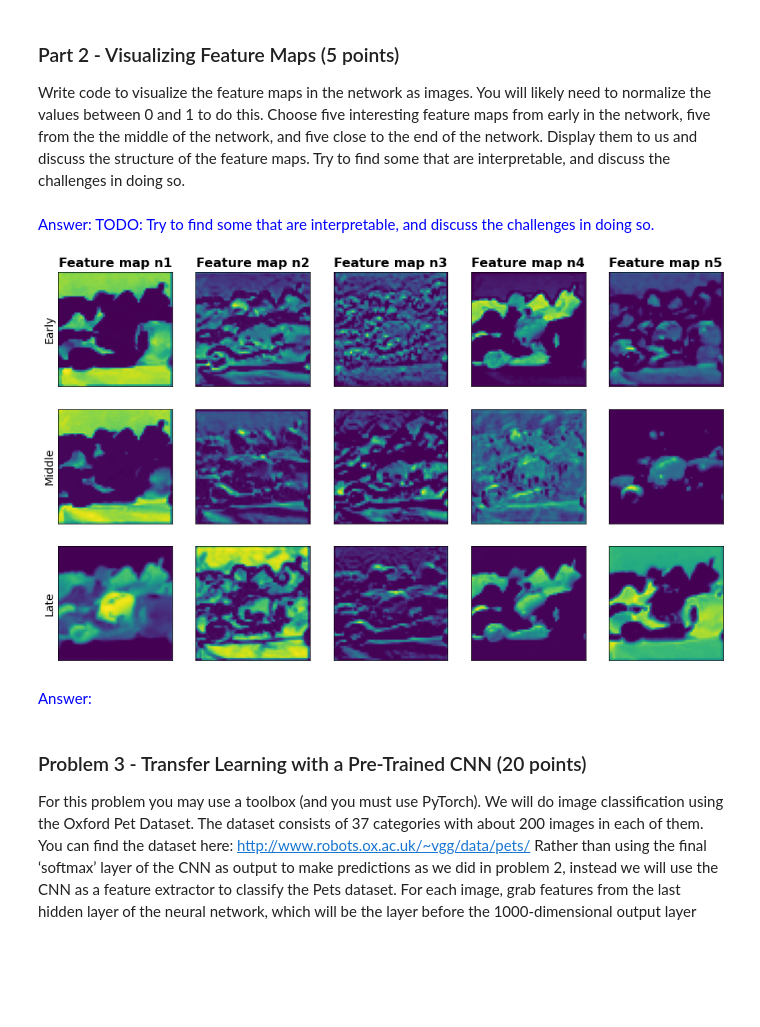
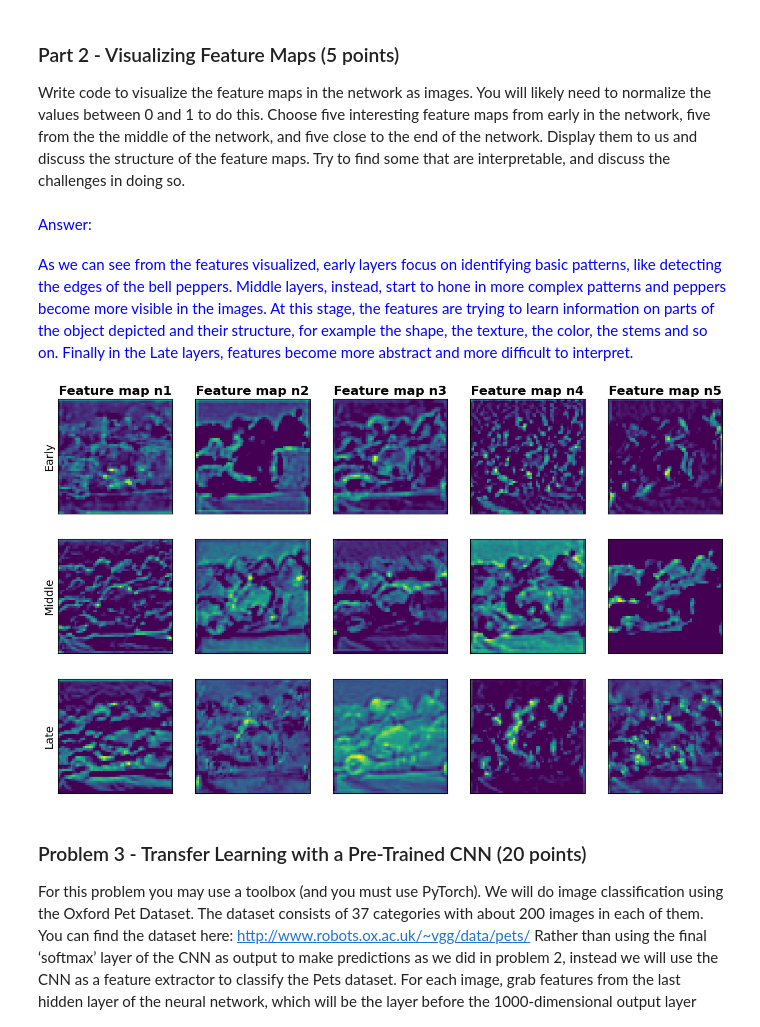
Before and after one commit to Fabio752/DeepLearning-CS5787, a Jupyter notebook: HW3/hw3.ipynb, the cells around one changed output. Drawn from its saved outputs; the diff is of its cells as text; code cells hidden in the pictures; blank space fills up the shorter version.

```diff
--- a/HW3/hw3.ipynb
+++ b/HW3/hw3.ipynb
@@ -94,0 +95,32 @@ for i in range(top3_probabilities.size(0)):
+# %%
+model = models.resnet18(weights = models.ResNet18_Weights.IMAGENET1K_V1)
+
+model.eval()
+
+img = Image.open("peppers.jpg")
+
+resize, crop, mu, std = (256, 224, [0.485, 0.456, 0.406], [0.229, 0.224, 0.225])
+
+transform = transforms.Compose([
+  transforms.Resize(resize),
+  transforms.CenterCrop(crop),
+  transforms.ToTensor(),
+  transforms.Normalize(
+    mean= mu,
+    std = std
+  )
+])
+
+img = transform(img).unsqueeze(0)
+
+with torch.no_grad():
+  out = model(img)
+
+probs, indexes = torch.topk(torch.softmax(out, dim = 1), k = 3)
+
+with open("imagenet_classes.txt", "r") as f:
+  categories = [s.strip() for s in f.readlines()]
+
+print(f"{em_s} Top three categories: {em_e}")
+for i, idx in enumerate(indexes.squeeze()):
+  print(f"{em_s} {categories[idx]}: {em_e} {round(float(probs.squeeze()[i]) * 100, 4)}%")
@@ -100,47 +137,53 @@ Choose five interesting feature maps from early in the network, five from the th
 the network, and five close to the end of the network. Display them to us and discuss
 the structure of the feature maps. Try to find some that are interpretable, and discuss the
 challenges in doing so.
+# %% [markdown]
+<font color='blue'>
+Answer:
 # %% [markdown]
 <font color='blue'>
-Answer:
-TODO: Try to find some that are interpretable, and discuss the challenges in doing so.
+As we can see from the features visualized, early layers focus on identifying basic patterns, like detecting the edges of the bell peppers.
+
+<font color='blue'>
+Middle layers, instead, start to hone in more complex patterns and peppers become more visible in the images. At this stage, the features are trying to learn information on parts of the object depicted and their structure, for example the shape, the texture, the color, the stems and so on.
+
+<font color='blue'>
+Finally in the Late layers, features become more abstract and more difficult to interpret.
 # %%
 features = model.layer1(
              model.maxpool(
                model.relu(
                  model.bn1(
                    model.conv1(img)
                  )
                )
              )
            )
 
 # Normalize feature maps between 0 and 1
 features = (features - features.min()) / features.max()
 
 
 # Plot first 5 feature maps
 rows, cols = 3, 5
 fig, ax = plt.subplots(rows, cols, figsize = (15, 9))
 interesting_feats = np.array(
-                      [[0, 3, 6, 8, 10],
-                      [112, 116, 120,  135, 144],
-                      [220, 235, 243, 251, 253]],
+                      [[0, 6, 2, 3, 5],
+                      [29, 34, 31,  27, 33],
+                      [57, 55, 61, 62, 53]],
                       dtype = np.int32
                     )
 for i in range(rows):
     for j in range(cols):
         ylab = "Early" if i == 0 else ("Middle" if i == 1 else "Late")
         feat_i = interesting_feats[i, j]
         ax[i, j].imshow(features[0, feat_i].detach().numpy())
         format_plot(ax[i, j], ylab = ylab if j == 0 else "",
-                    xticks = [], yticks = [], title = "Feature map n" + str(j + 1) if i == 0 else "")
+                    xticks = [], yticks = [],
+                    title = "Feature map n" + str(j + 1) if i == 0 else "")
 plt.show()
 # %% [output]
-[figure, old version]
+[figure, new version]
-# %% [markdown]
-<font color='blue'>
-Answer:
 # %% [markdown]
 ### Problem 3 - Transfer Learning with a Pre-Trained CNN (20 points)
 For this problem you may use a toolbox (and you must use PyTorch). We will do image
```
Also changed, not shown: parts of 34 cells of this notebook, 2 other files.
